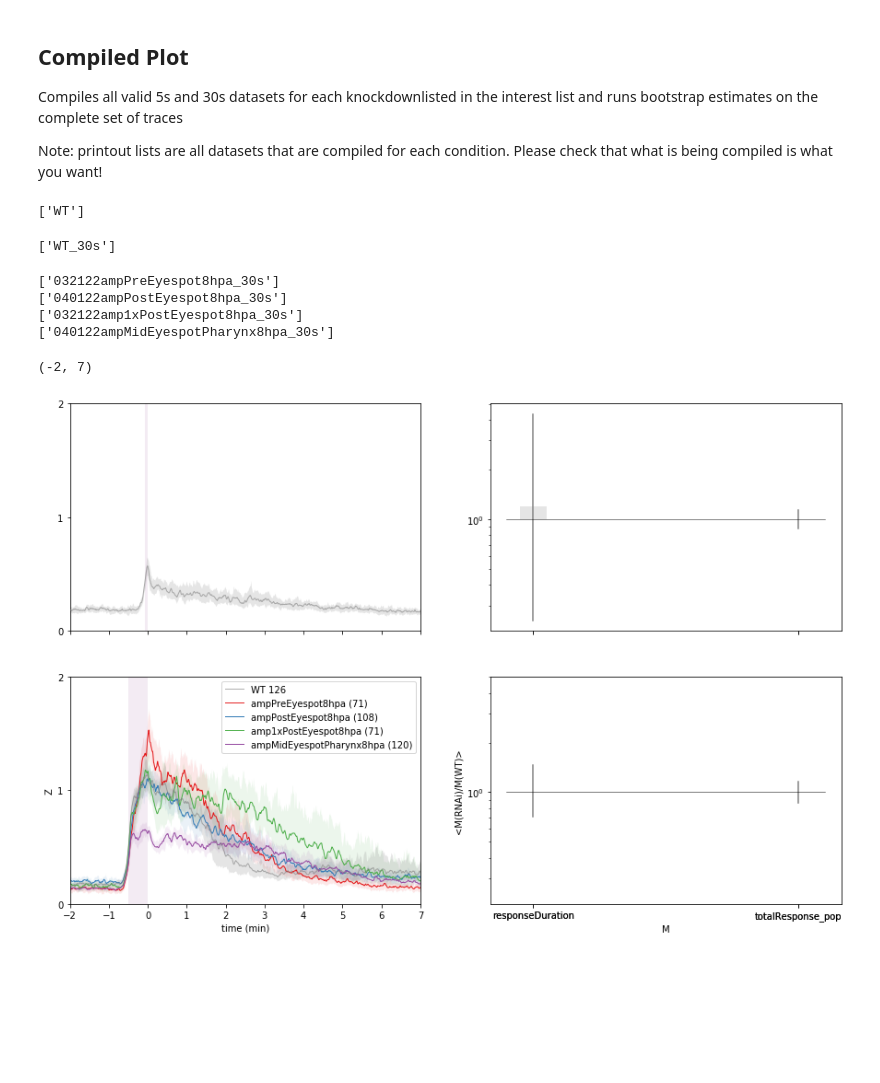
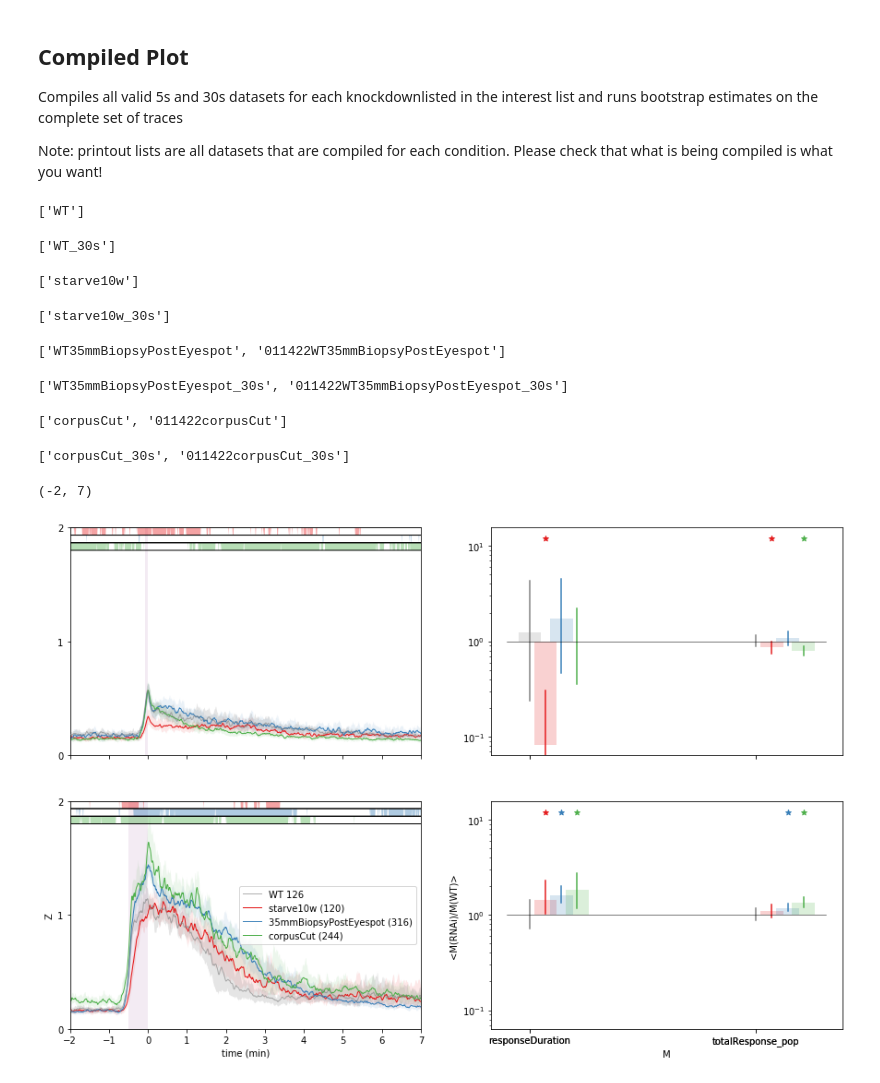
Before and after one commit to samuelbray32/behavior-lite, a Jupyter notebook: publication_rnaiCompilation.ipynb, the cells around one changed output. Saved outputs shown, nothing was run; the diff lists cells and outputs as text; code cells hidden in the pictures; blank space fills up the shorter version.

Commit message:
tweak significance test bar plotting

```diff
--- a/publication_rnaiCompilation.ipynb
+++ b/publication_rnaiCompilation.ipynb
@@ -12,34 +12,38 @@ Compiles all valid 5s and 30s datasets for each knockdownlisted in the interest
 
 Note: printout lists are all datasets that are compiled for each condition.  Please check that what is being compiled is what you want!
 # %%
-n_boot = 1e3
+n_boot = 1e2
 statistic=np.median
 comparison = 'rel'
 #plot_subset
 drugs=0
 interest =['caliPreRegen','if1PreRegen','estrellaPreRegen']#['pc2','chat','chat+pc2']#['WTampPreEyespot','WTampPostEyespot','WTamp1xPostEyespot','0dpa']#['tec1h']#['if1','eaat12','gat']#['syt1','if1','starve']#['if1','estrella']
-# interest=['tec1h']
+interest = ['nkx','tcf1','arx','foxq2','mblk','otxa','pknox','pou6f1','soxb2',]
+interest=['starve10w','35mmBiopsyPostEyespot','corpusCut',]#10w','corpusCut']
+exclude=[]#'starve10w',]
 # interest = ['35mmBiopsyPostEyespot','corpusCut','WTamp1xPostEyespot',]
-#['slit']#['corpusCut','spot']#['pc2','gad','gad+pc2']#['foxq2','mblk','otxa','pknox','pou6f1','soxb2',]
+#['slit']#['corpusCut','spot']#['pc2','gad','gad+pc2']#
 #['nkx','tcf1','arx']##['gad','pc2','gad+pc2']#
 # interest=['vibe']#['tcf1','pc2','tcf1+pc2']
 #['tbh','pc2','tbh+pc2']#['pc2','chat','gad','tbh','th','nkx','tcf1']#
 #['spot']#['eaat12','gs','gat',]#['chat','gad','tbh',]#['snap25','vGlut']#
 #
 # interest=['WTampPreEyespot','040122WTampPostEyespot','WTamp1xPostEyespot','WTampMidEyespotPharynx',]#'WTampPrePharynx','WTampPostPharynx']
-interest=['ampPreEyespot8hpa','ampPostEyespot8hpa','amp1xPostEyespot8hpa','ampMidEyespotPharynx8hpa',]
-exclude = ['syt1a','122721',]
+# interest=['ampPreEyespot8hpa','ampPostEyespot8hpa','amp1xPostEyespot8hpa','ampMidEyespotPharynx8hpa',]
+# exclude = ['syt1a','122721',]
 fig,ax = rnai_response_layered(interest,exclude,n_boot,statistic,drugs=drugs,
                               measure_compare=comparison,
-                              pulseTimes=[5,30],conf_interval=99, stat_testing=False)
+                              pulseTimes=[5,30],conf_interval=99, stat_testing=True)
 ax[0].set_xlim(-2,7)
 # fig.savefig('layered_sexualVerySize.png')
 # %% [output]
 ['WT']
 ['WT_30s']
-['032122ampPreEyespot8hpa_30s']
-['040122ampPostEyespot8hpa_30s']
-['032122amp1xPostEyespot8hpa_30s']
-['040122ampMidEyespotPharynx8hpa_30s']
+['starve10w']
-(-2, 7)
+['starve10w_30s']
+['WT35mmBiopsyPostEyespot', '011422WT35mmBiopsyPostEyespot']
+['WT35mmBiopsyPostEyespot_30s', '011422WT35mmBiopsyPostEyespot_30s']
+['corpusCut', '011422corpusCut']
+['corpusCut_30s', '011422corpusCut_30s']
+(-2, 7)
-[figure, old version]
+[figure, new version]
```
Also changed, not shown: parts of 4 cells of this notebook, 1 other file.
